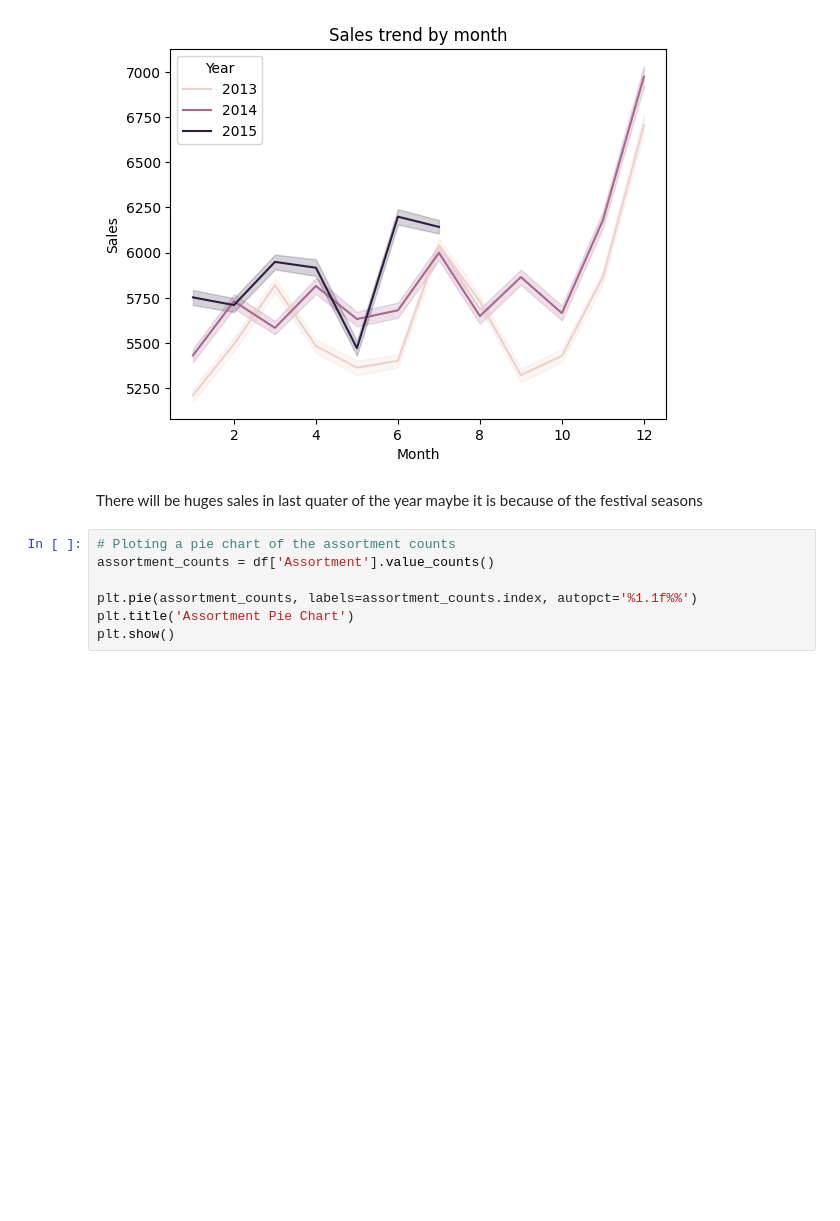
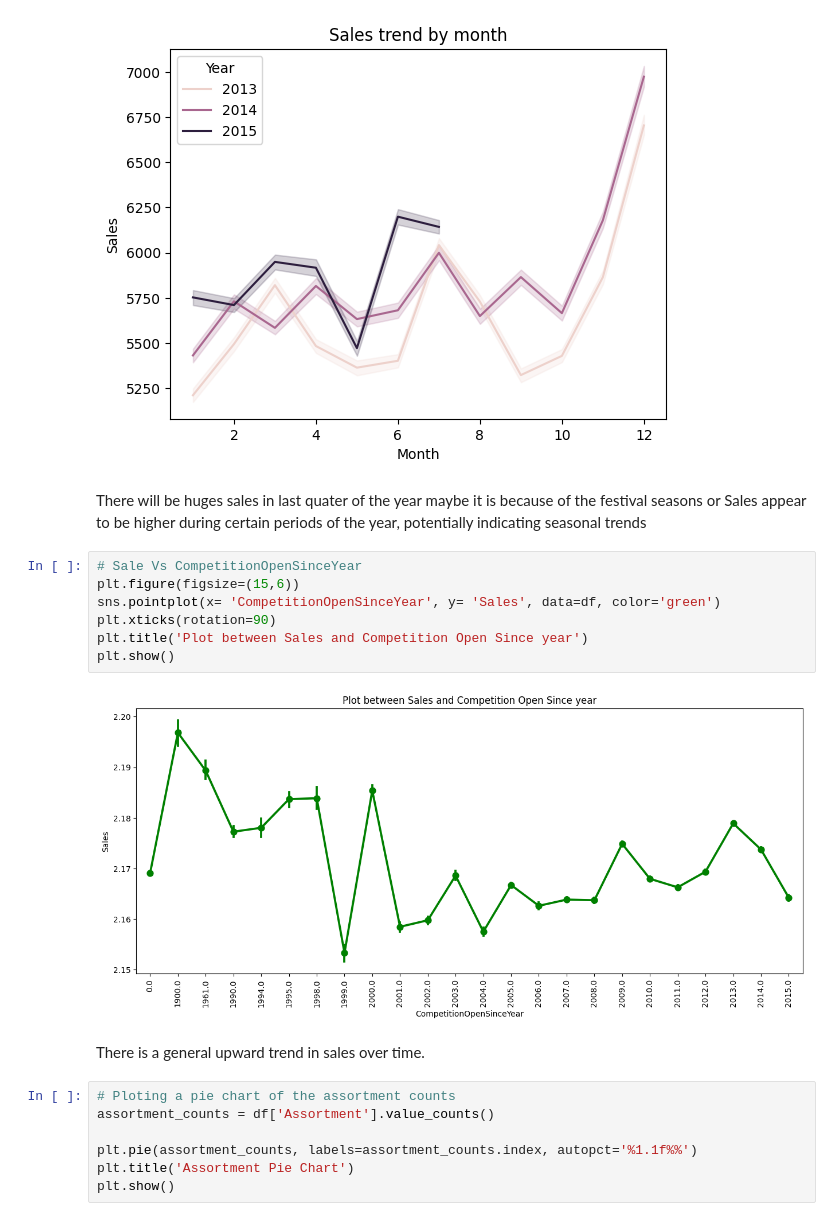
Before and after one commit to ankit-chuahan/rossman_sales_analysis__, a Jupyter notebook: ml_end_term_ankit.ipynb, the cells around one changed output. Cells and saved outputs as stored; diff of their text form; blank space fills up the shorter version.

```diff
--- a/ml_end_term_ankit.ipynb
+++ b/ml_end_term_ankit.ipynb
@@ -420,7 +451,18 @@ plt.show()
 # %% [output]
 [figure]
 # %% [markdown]
-There will be huges sales in last quater of the year maybe it is because of the festival seasons
+There will be huges sales in last quater of the year maybe it is because of the festival seasons or Sales appear to be higher during certain periods of the year, potentially indicating seasonal trends
+# %%
+# Sale Vs CompetitionOpenSinceYear
+plt.figure(figsize=(15,6))
+sns.pointplot(x= 'CompetitionOpenSinceYear', y= 'Sales', data=df, color='green')
+plt.xticks(rotation=90)
+plt.title('Plot between Sales and Competition Open Since year')
+plt.show()
+# %% [output]
+[figure, added]
+# %% [markdown]
+There is a general upward trend in sales over time.
 # %%
 # Ploting a pie chart of the assortment counts
 assortment_counts = df['Assortment'].value_counts()
```
Also changed, not shown: parts of 14 cells of this notebook.
